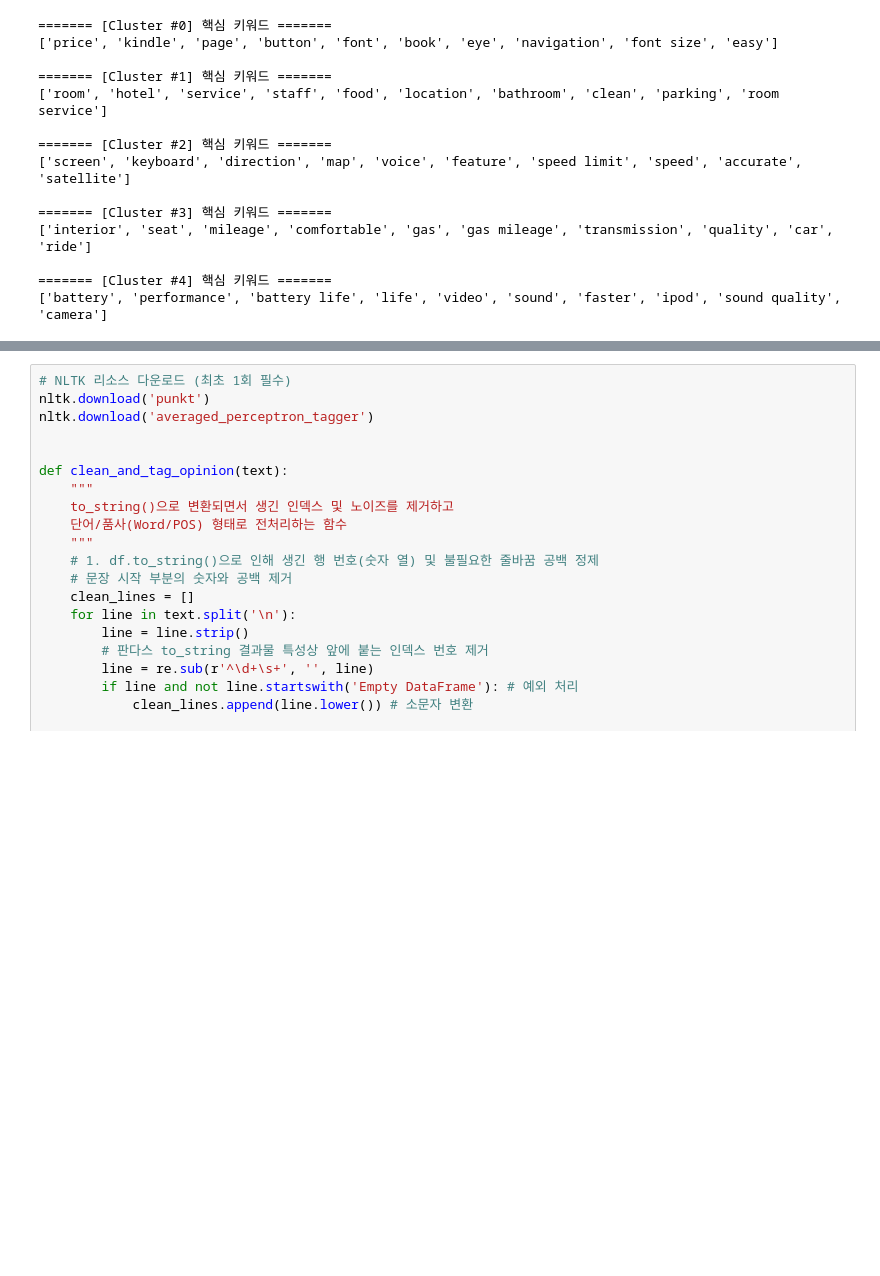
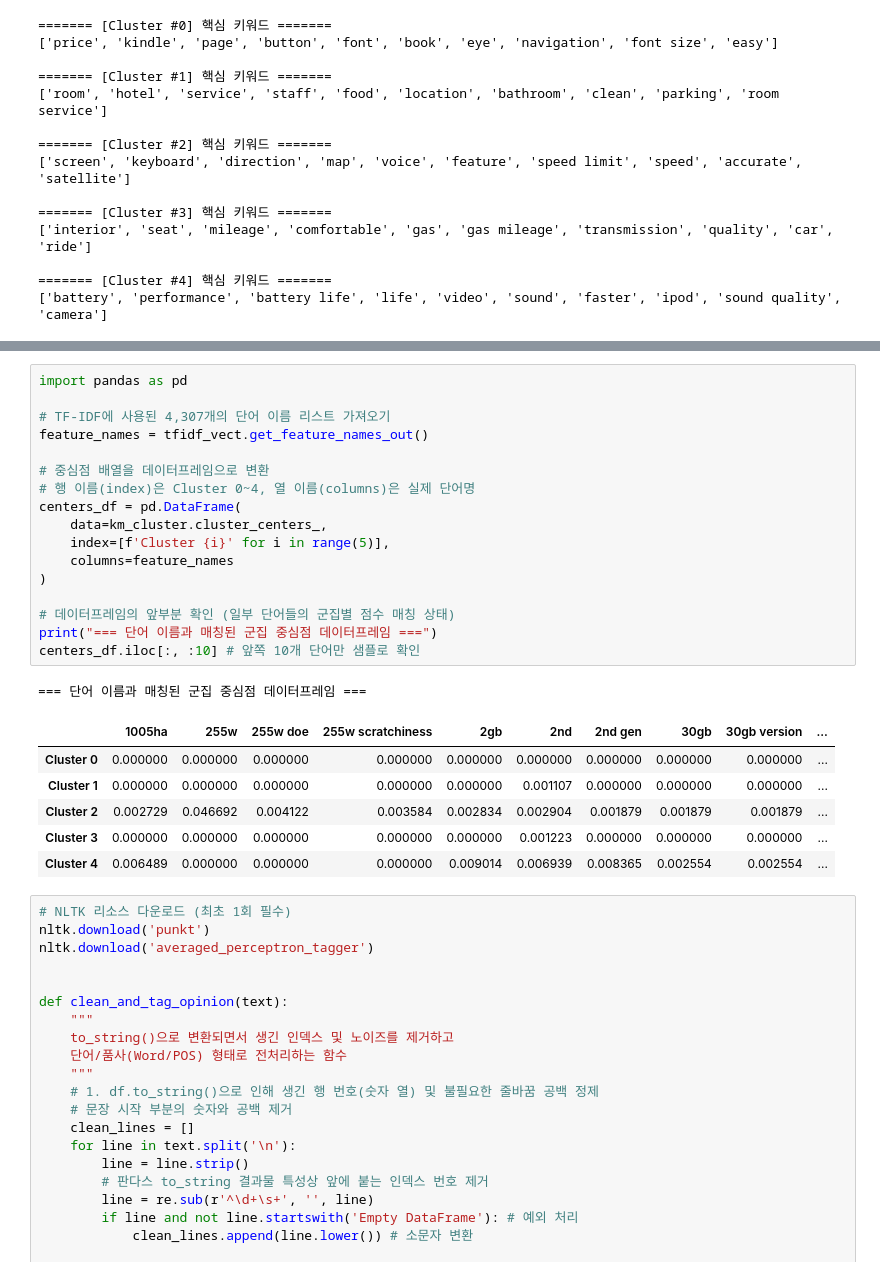
Before and after one commit to jcs19752510-ui/semi_project, a Jupyter notebook: 정영찬/SEMI_OPINO.ipynb, the cells around one changed output, grey strips where cells are left out. Drawn from its saved outputs; the diff is of its cells as text; blank space fills up the shorter version.

```diff
--- a/정영찬/SEMI_OPINO.ipynb
+++ b/정영찬/SEMI_OPINO.ipynb
@@ -253,3 +275,28 @@ for cluster_num, detail in cluster_details.items():
+# %%
+import pandas as pd
+
+# TF-IDF에 사용된 4,307개의 단어 이름 리스트 가져오기
+feature_names = tfidf_vect.get_feature_names_out()
+
+# 중심점 배열을 데이터프레임으로 변환
+# 행 이름(index)은 Cluster 0~4, 열 이름(columns)은 실제 단어명
+centers_df = pd.DataFrame(
+    data=km_cluster.cluster_centers_,
+    index=[f'Cluster {i}' for i in range(5)],
+    columns=feature_names
+)
+
+# 데이터프레임의 앞부분 확인 (일부 단어들의 군집별 점수 매칭 상태)
+print("=== 단어 이름과 매칭된 군집 중심점 데이터프레임 ===")
+centers_df.iloc[:, :10] # 앞쪽 10개 단어만 샘플로 확인
+# %% [output]
+=== 단어 이름과 매칭된 군집 중심점 데이터프레임 ===
+|  | 1005ha | 255w | 255w doe | 255w scratchiness | 2gb | 2nd | 2nd gen | 30gb | 30gb version | ... |
+| Cluster 0 | 0.000000 | 0.000000 | 0.000000 | 0.000000 | 0.000000 | 0.000000 | 0.000000 | 0.000000 | 0.000000 | ... |
+| Cluster 1 | 0.000000 | 0.000000 | 0.000000 | 0.000000 | 0.000000 | 0.001107 | 0.000000 | 0.000000 | 0.000000 | ... |
+| Cluster 2 | 0.002729 | 0.046692 | 0.004122 | 0.003584 | 0.002834 | 0.002904 | 0.001879 | 0.001879 | 0.001879 | ... |
+| Cluster 3 | 0.000000 | 0.000000 | 0.000000 | 0.000000 | 0.000000 | 0.001223 | 0.000000 | 0.000000 | 0.000000 | ... |
+| Cluster 4 | 0.006489 | 0.000000 | 0.000000 | 0.000000 | 0.009014 | 0.006939 | 0.008365 | 0.002554 | 0.002554 | ... |
 # %%
 # NLTK 리소스 다운로드 (최초 1회 필수)
 nltk.download('punkt')
```
Also changed, not shown: parts of 1 cell of this notebook, 2 other files.
